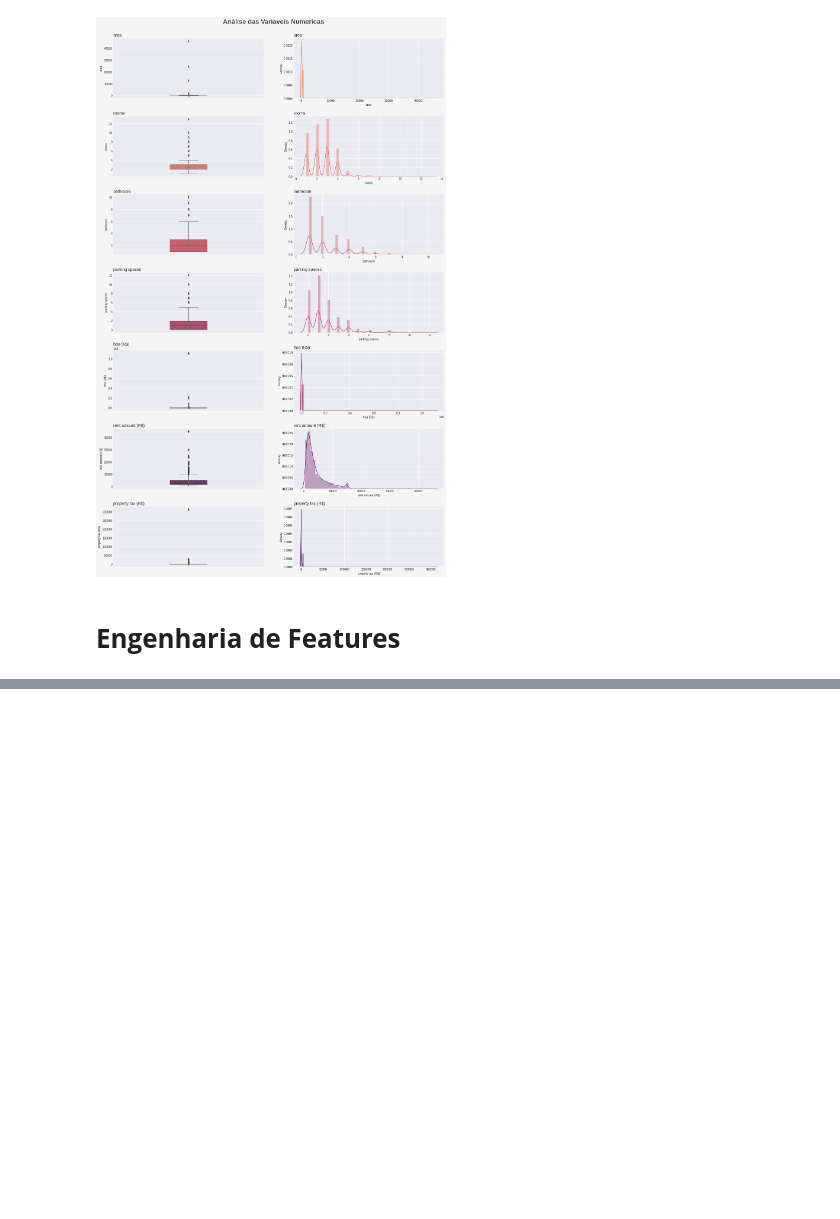
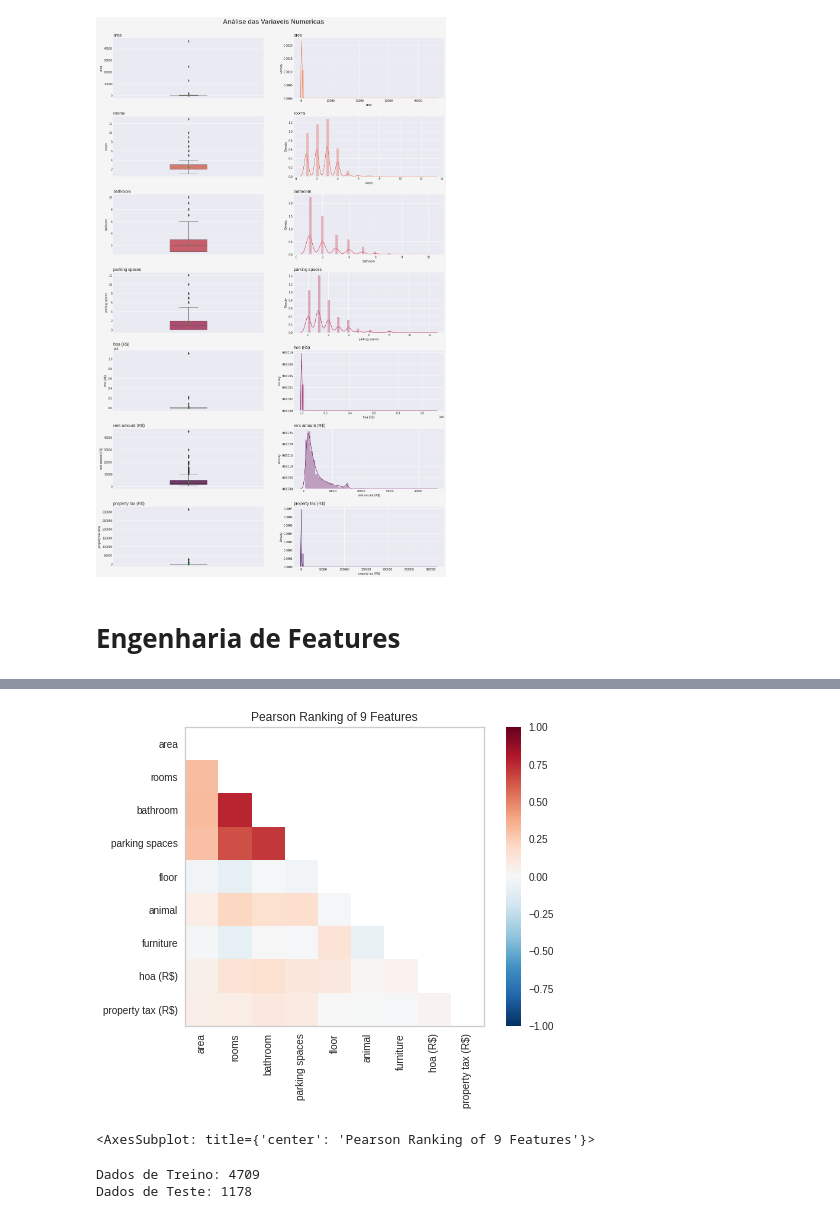
Before and after one commit to luizfernandopavanello/python_courses, a Jupyter notebook: Machine Learning/Projeto End-to-end | Curso Udemy.ipynb, the cells around one changed output, grey strips where cells are left out. Cells and saved outputs as stored; diff of their text form; code cells hidden in the pictures; blank space fills up the shorter version.

```diff
--- a/Machine Learning/Projeto End-to-end | Curso Udemy.ipynb
+++ b/Machine Learning/Projeto End-to-end | Curso Udemy.ipynb
@@ -240,3 +258,13 @@ plt.subplots_adjust( top=0.95, hspace=0.3 )
 [figure]
 # %% [markdown]
 # **Engenharia de Features**
+# %%
+# Ajuste das colunas categoricas
+Base_Dados['animal'] = Base_Dados['animal'].map( {'acept':1, 'not acept':0} )
+Base_Dados['furniture'] = Base_Dados['furniture'].map( {'furnished':1, 'not furnished':0} )
+
+# Filtrar a Cidade de São Paulo
+Filtro_SP = Base_Dados.loc[ Base_Dados['city'] == 'São Paulo']
+
+# Verificar
+Filtro_SP.head()
@@ -242,0 +278,10 @@ plt.subplots_adjust( top=0.95, hspace=0.3 )
+# %%
+# Retirando a Coluna Cidade
+Filtro_SP.drop( columns=['city'], inplace=True)
+# %%
+# Separa os dados
+Caracteristicas = Filtro_SP.drop( columns=['rent amount (R$)'] )
+Previsor = Filtro_SP['rent amount (R$)']
+
+# Verificar
+Caracteristicas.shape, Previsor.shape
@@ -242,0 +349,28 @@ plt.subplots_adjust( top=0.95, hspace=0.3 )
+# %%
+# Yellowbrick
+from yellowbrick.features import Rank2D
+
+# Definir o metodo
+Correlacao = Rank2D( algoritimo='pearsson' )
+
+# Filtrar função
+Correlacao.fit ( Caracteristicas, Previsor )
+Correlacao.transform( Caracteristicas )
+Correlacao.show()
+# %% [output]
+[figure, added]
+<AxesSubplot: title={'center': 'Pearson Ranking of 9 Features'}>
+# %%
+# Separa os dados
+from sklearn.model_selection import train_test_split
+
+# Divisão dos dados
+x_treino, x_teste, y_treino, y_teste = train_test_split(
+    Caracteristicas, Previsor, test_size=0.2, random_state=10
+)
+
+print(f'Dados de Treino: { x_treino.shape[0] }')
+print(f'Dados de Teste: { x_teste.shape[0] }')
+# %% [output]
+Dados de Treino: 4709
+Dados de Teste: 1178
```
Also changed, not shown: parts of 19 cells of this notebook, 1 other file.
